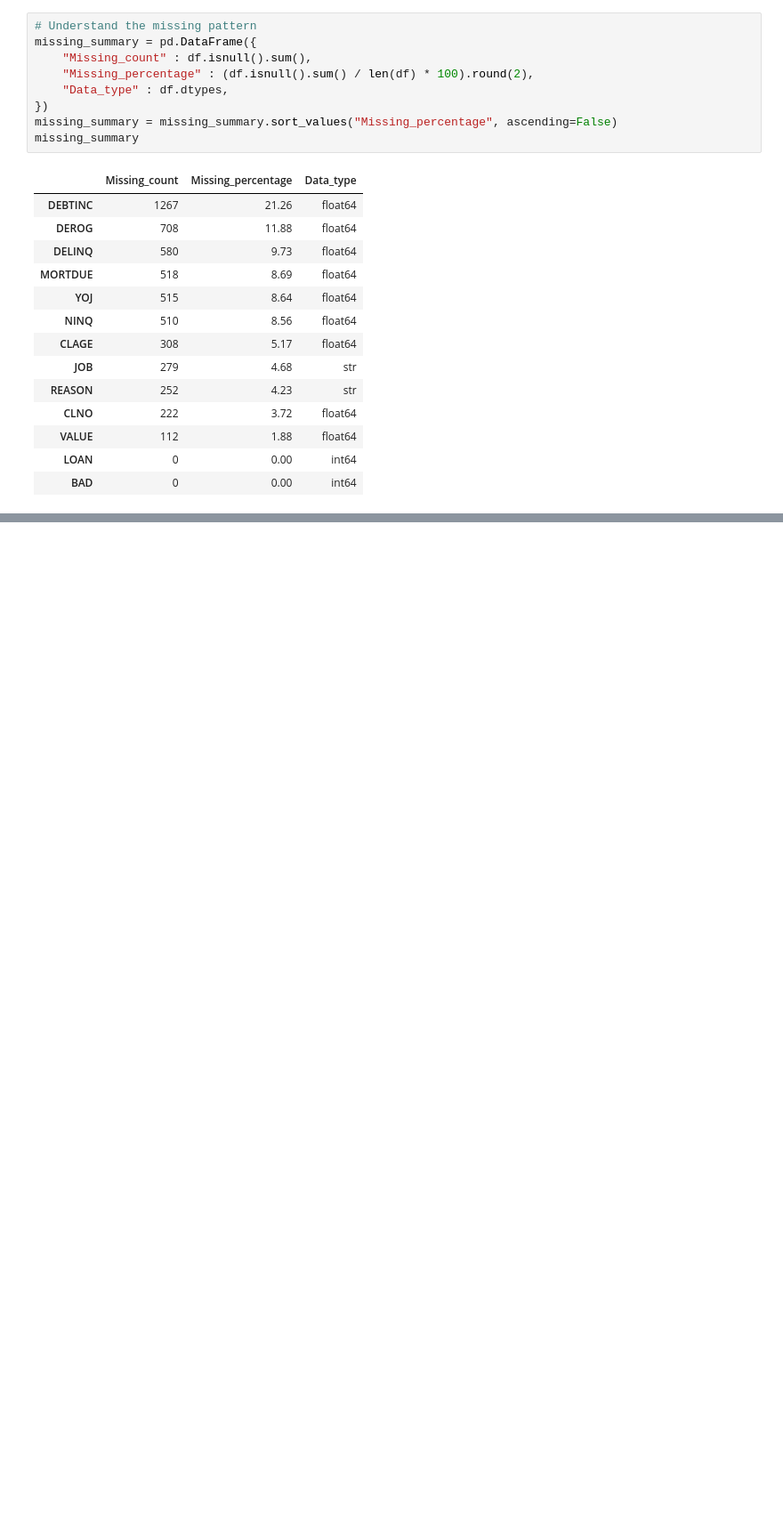
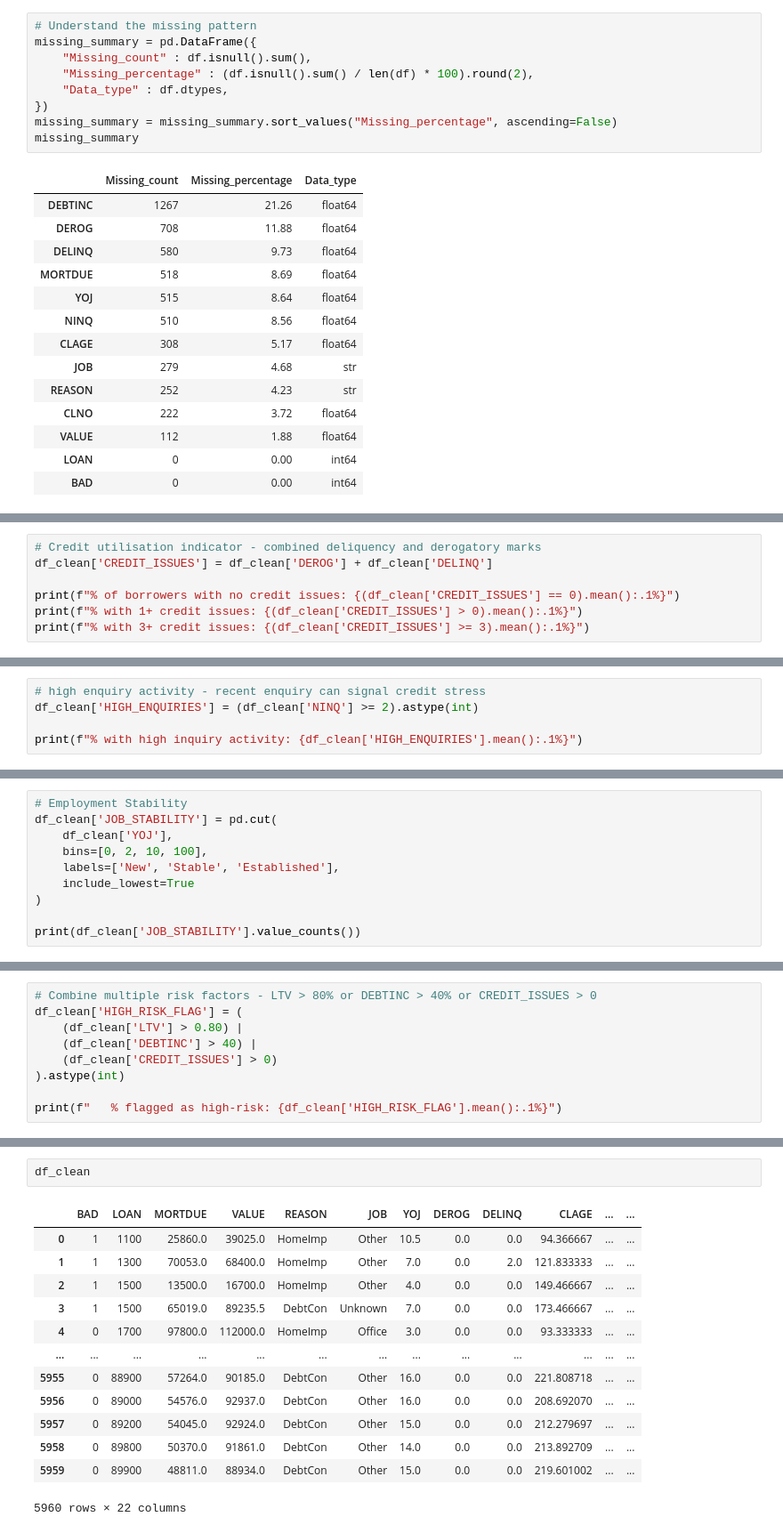
Before and after one commit to AlenJoseph1/credit_default_probability, a Jupyter notebook: src/data_cleaning.ipynb, the cells around one changed output, grey strips where cells are left out. Shown at 89% size. Drawn from its saved outputs; the diff is of its cells as text; blank space fills up the shorter version.

```diff
--- a/src/data_cleaning.ipynb
+++ b/src/data_cleaning.ipynb
@@ -124,0 +145,7 @@ df_cleaning.to_csv('../data/hmeq_cleaned.csv', index=False)
+# %%
+# Credit utilisation indicator - combined deliquency and derogatory marks
+df_clean['CREDIT_ISSUES'] = df_clean['DEROG'] + df_clean['DELINQ']
+
+print(f"% of borrowers with no credit issues: {(df_clean['CREDIT_ISSUES'] == 0).mean():.1%}")
+print(f"% with 1+ credit issues: {(df_clean['CREDIT_ISSUES'] > 0).mean():.1%}")
+print(f"% with 3+ credit issues: {(df_clean['CREDIT_ISSUES'] >= 3).mean():.1%}")
@@ -124,0 +156,5 @@ df_cleaning.to_csv('../data/hmeq_cleaned.csv', index=False)
+# %%
+# high enquiry activity - recent enquiry can signal credit stress
+df_clean['HIGH_ENQUIRIES'] = (df_clean['NINQ'] >= 2).astype(int)
+
+print(f"% with high inquiry activity: {df_clean['HIGH_ENQUIRIES'].mean():.1%}")
@@ -124,0 +163,10 @@ df_cleaning.to_csv('../data/hmeq_cleaned.csv', index=False)
+# %%
+# Employment Stability
+df_clean['JOB_STABILITY'] = pd.cut(
+    df_clean['YOJ'],
+    bins=[0, 2, 10, 100],
+    labels=['New', 'Stable', 'Established'],
+    include_lowest=True
+)
+
+print(df_clean['JOB_STABILITY'].value_counts())
@@ -124,0 +179,9 @@ df_cleaning.to_csv('../data/hmeq_cleaned.csv', index=False)
+# %%
+# Combine multiple risk factors - LTV > 80% or DEBTINC > 40% or CREDIT_ISSUES > 0
+df_clean['HIGH_RISK_FLAG'] = (
+    (df_clean['LTV'] > 0.80) |
+    (df_clean['DEBTINC'] > 40) |
+    (df_clean['CREDIT_ISSUES'] > 0)
+).astype(int)
+
+print(f"   % flagged as high-risk: {df_clean['HIGH_RISK_FLAG'].mean():.1%}")
@@ -124,0 +201,16 @@ df_cleaning.to_csv('../data/hmeq_cleaned.csv', index=False)
+# %%
+df_clean
+# %% [output]
+|  | BAD | LOAN | MORTDUE | VALUE | REASON | JOB | YOJ | DEROG | DELINQ | CLAGE | ... | ... |
+| 0 | 1 | 1100 | 25860.0 | 39025.0 | HomeImp | Other | 10.5 | 0.0 | 0.0 | 94.366667 | ... | ... |
+| 1 | 1 | 1300 | 70053.0 | 68400.0 | HomeImp | Other | 7.0 | 0.0 | 2.0 | 121.833333 | ... | ... |
+| 2 | 1 | 1500 | 13500.0 | 16700.0 | HomeImp | Other | 4.0 | 0.0 | 0.0 | 149.466667 | ... | ... |
+| 3 | 1 | 1500 | 65019.0 | 89235.5 | DebtCon | Unknown | 7.0 | 0.0 | 0.0 | 173.466667 | ... | ... |
+| 4 | 0 | 1700 | 97800.0 | 112000.0 | HomeImp | Office | 3.0 | 0.0 | 0.0 | 93.333333 | ... | ... |
+| ... | ... | ... | ... | ... | ... | ... | ... | ... | ... | ... | ... | ... |
+| 5955 | 0 | 88900 | 57264.0 | 90185.0 | DebtCon | Other | 16.0 | 0.0 | 0.0 | 221.808718 | ... | ... |
+| 5956 | 0 | 89000 | 54576.0 | 92937.0 | DebtCon | Other | 16.0 | 0.0 | 0.0 | 208.692070 | ... | ... |
+| 5957 | 0 | 89200 | 54045.0 | 92924.0 | DebtCon | Other | 15.0 | 0.0 | 0.0 | 212.279697 | ... | ... |
+| 5958 | 0 | 89800 | 50370.0 | 91861.0 | DebtCon | Other | 14.0 | 0.0 | 0.0 | 213.892709 | ... | ... |
+| 5959 | 0 | 89900 | 48811.0 | 88934.0 | DebtCon | Other | 15.0 | 0.0 | 0.0 | 219.601002 | ... | ... |
+5960 rows × 22 columns
```
Also changed, not shown: parts of 19 cells of this notebook, 1 other file.
